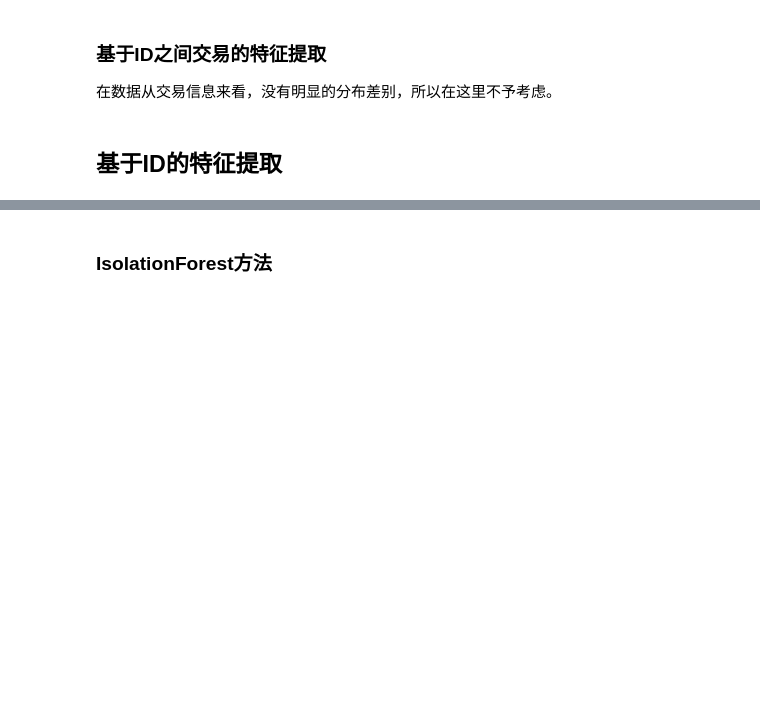
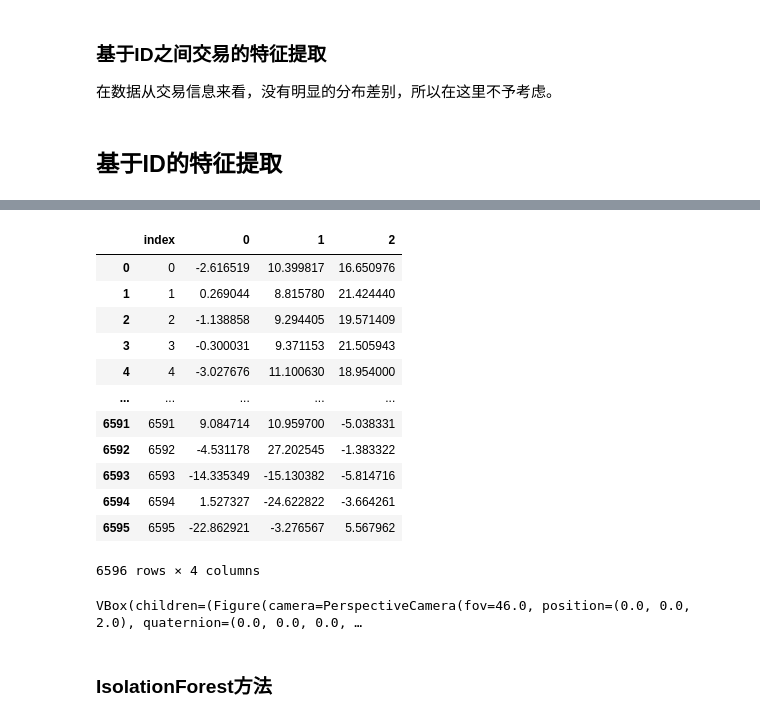
Before and after one commit to DonYum/blog, a Jupyter notebook: _notebooks/2020-04-18-Ali-Ant.ipynb, the cells around one changed output, grey strips where cells are left out. Cells and saved outputs as stored; diff of their text form; code cells hidden in the pictures; blank space fills up the shorter version.

```diff
--- a/_notebooks/2020-04-18-Ali-Ant.ipynb
+++ b/_notebooks/2020-04-18-Ali-Ant.ipynb
@@ -287,0 +333,6 @@ _ddf
+# %%
+%%time
+from sklearn.manifold import TSNE
+
+tsne = TSNE(n_components=3)
+_res = tsne.fit_transform(_features)
@@ -287,0 +342,39 @@ _ddf
+# %%
+df_res = pd.DataFrame(index=_features.index)
+
+df_res[0] = _res[:, 0]
+df_res[1] = _res[:, 1]
+df_res[2] = _res[:, 2]
+# df_res['id'] = face_id.iloc[0]
+
+# df_res['species']=pd.Categorical(df_res['id']).codes
+# my_color=df_res['species']
+# df_res = df_res.drop('species', 1)
+# %%
+df_res.reset_index(inplace=True)
+# %%
+df_res
+# %% [output]
+|  | index | 0 | 1 | 2 |
+| 0 | 0 | -2.616519 | 10.399817 | 16.650976 |
+| 1 | 1 | 0.269044 | 8.815780 | 21.424440 |
+| 2 | 2 | -1.138858 | 9.294405 | 19.571409 |
+| 3 | 3 | -0.300031 | 9.371153 | 21.505943 |
+| 4 | 4 | -3.027676 | 11.100630 | 18.954000 |
+| ... | ... | ... | ... | ... |
+| 6591 | 6591 | 9.084714 | 10.959700 | -5.038331 |
+| 6592 | 6592 | -4.531178 | 27.202545 | -1.383322 |
+| 6593 | 6593 | -14.335349 | -15.130382 | -5.814716 |
+| 6594 | 6594 | 1.527327 | -24.622822 | -3.664261 |
+| 6595 | 6595 | -22.862921 | -3.276567 | 5.567962 |
+6596 rows × 4 columns
+# %%
+from matplotlib import cm
+import ipyvolume as ipv
+
+colormap = cm.Spectral
+# _c = [i*3 for i in pd.Categorical(df_res['id']).codes]
+# color = colormap(_c)
+ipv.quickscatter(df_res[0], df_res[1], df_res[2], size=1)    # , marker="sphere", color=color[:,:3]
+# %% [output]
+VBox(children=(Figure(camera=PerspectiveCamera(fov=46.0, position=(0.0, 0.0, 2.0), quaternion=(0.0, 0.0, 0.0, …
```
Also changed, not shown: parts of 26 cells of this notebook, 2 other files.
